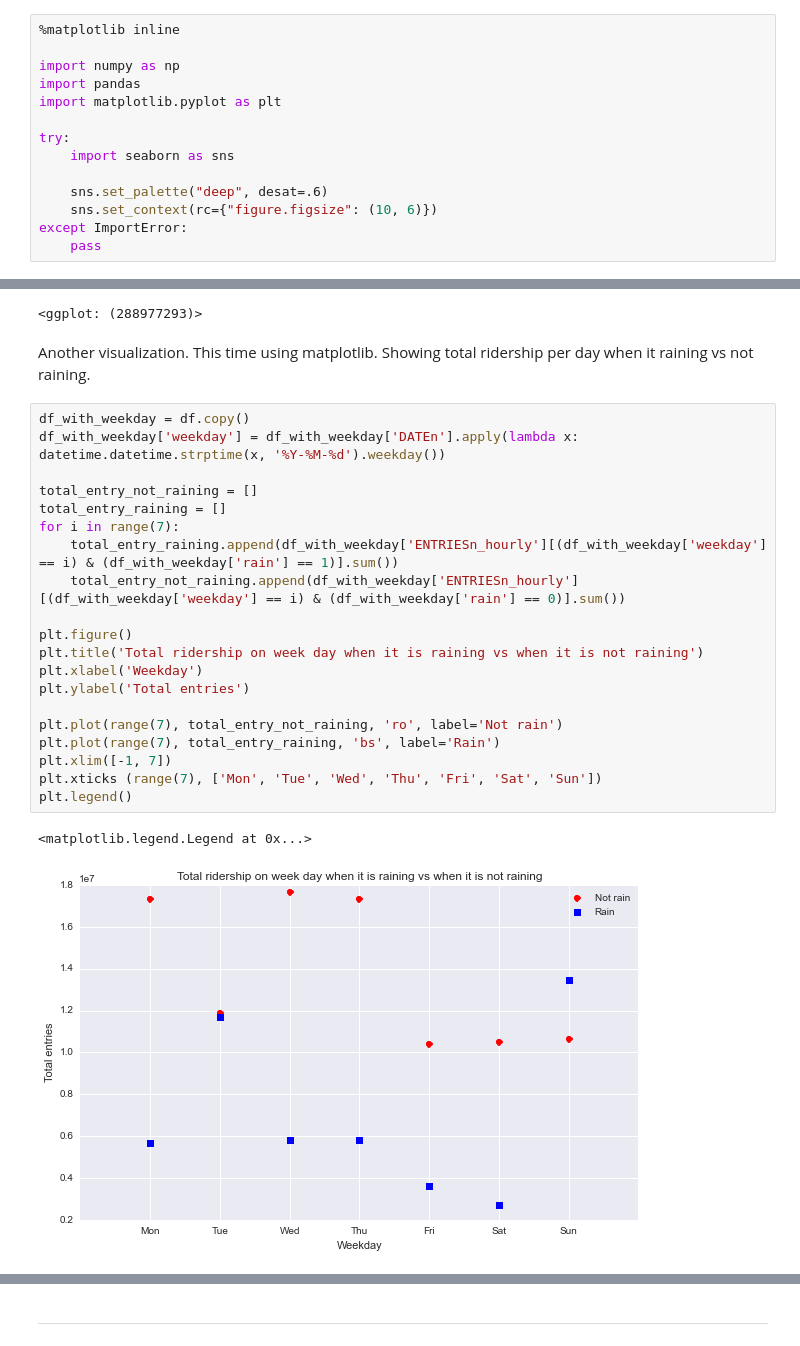
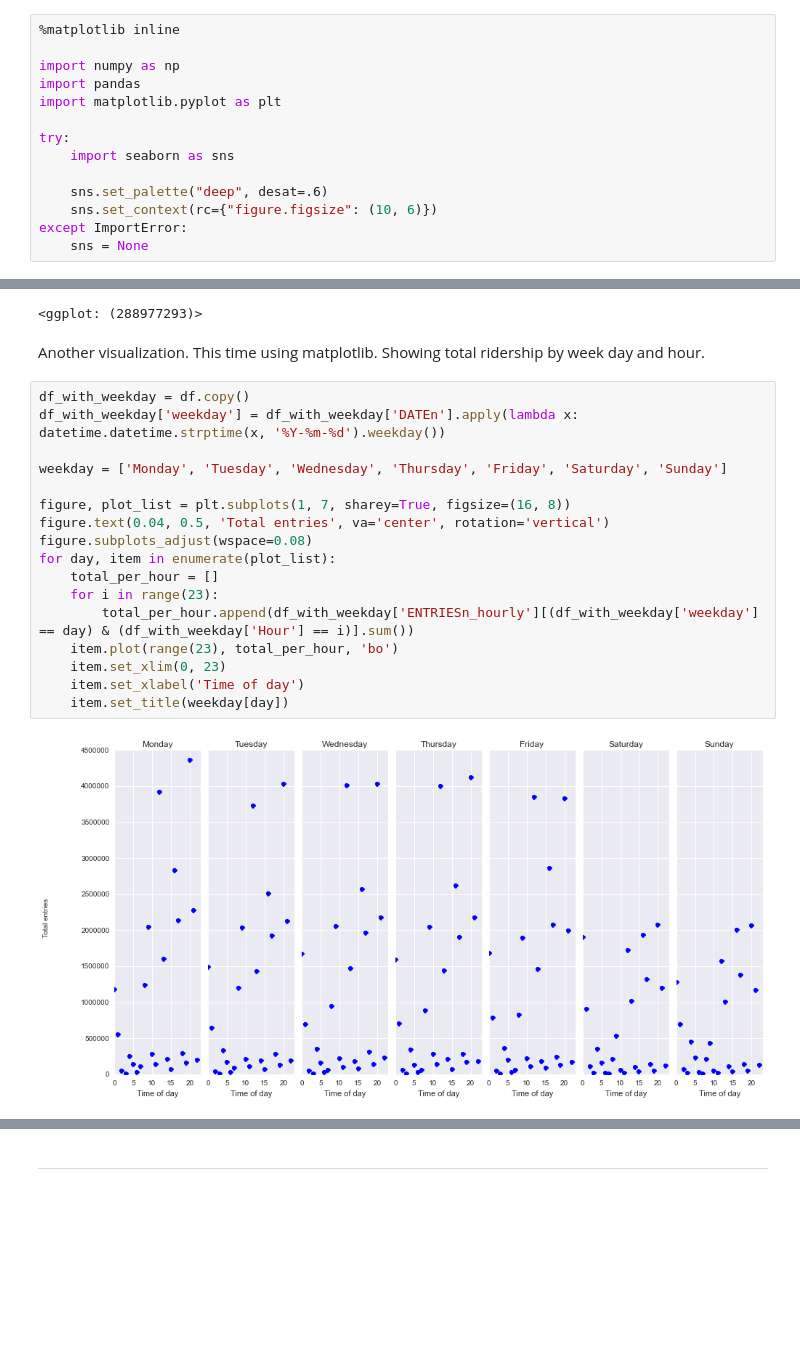
Before and after one commit to joashxu/NYCSubwayDataAnalysis, a Jupyter notebook: NYCSubway.ipynb, the cells around one changed output, grey strips where cells are left out. Saved outputs shown, nothing was run; the diff lists cells and outputs as text; blank space fills up the shorter version.

Commit message:
Add another visualization.

```diff
--- a/NYCSubway.ipynb
+++ b/NYCSubway.ipynb
@@ -34,7 +34,7 @@ try:
     sns.set_palette("deep", desat=.6)
     sns.set_context(rc={"figure.figsize": (10, 6)})
 except ImportError:
-    pass
+    sns = None
 # %%
 df = pandas.read_csv('turnstile_data_master_with_weather.csv')
 # %% [markdown]
@@ -298,27 +298,23 @@ print plot
 <ggplot: (288977293)>
 # %% [markdown]
 Another visualization. This time using matplotlib.
-Showing total ridership per day when it raining vs not raining.
+Showing total ridership by week day and hour.
-# %%
-df_with_weekday = df.copy()
-df_with_weekday['weekday'] = df_with_weekday['DATEn'].apply(lambda x: datetime.datetime.strptime(x, '%Y-%M-%d').weekday())
-
-total_entry_not_raining = []
-total_entry_raining = []
-for i in range(7):
-    total_entry_raining.append(df_with_weekday['ENTRIESn_hourly'][(df_with_weekday['weekday'] == i) & (df_with_weekday['rain'] == 1)].sum())
-    total_entry_not_raining.append(df_with_weekday['ENTRIESn_hourly'][(df_with_weekday['weekday'] == i) & (df_with_weekday['rain'] == 0)].sum())
-
-plt.figure()
-plt.title('Total ridership on week day when it is raining vs when it is not raining')
-plt.xlabel('Weekday')
-plt.ylabel('Total entries')
-
-plt.plot(range(7), total_entry_not_raining, 'ro', label='Not rain')
-plt.plot(range(7), total_entry_raining, 'bs', label='Rain')
-plt.xlim([-1, 7])
-plt.xticks (range(7), ['Mon', 'Tue', 'Wed', 'Thu', 'Fri', 'Sat', 'Sun'])
-plt.legend()
-# %% [output]
-<matplotlib.legend.Legend at 0x...>
-[figure, removed]
+# %%
+df_with_weekday = df.copy()
+df_with_weekday['weekday'] = df_with_weekday['DATEn'].apply(lambda x: datetime.datetime.strptime(x, '%Y-%m-%d').weekday())
+
+weekday = ['Monday', 'Tuesday', 'Wednesday', 'Thursday', 'Friday', 'Saturday', 'Sunday']
+
+figure, plot_list = plt.subplots(1, 7, sharey=True, figsize=(16, 8))
+figure.text(0.04, 0.5, 'Total entries', va='center', rotation='vertical')
+figure.subplots_adjust(wspace=0.08)
+for day, item in enumerate(plot_list):
+    total_per_hour = []
+    for i in range(23):
+        total_per_hour.append(df_with_weekday['ENTRIESn_hourly'][(df_with_weekday['weekday'] == day) & (df_with_weekday['Hour'] == i)].sum())
+    item.plot(range(23), total_per_hour, 'bo')
+    item.set_xlim(0, 23)
+    item.set_xlabel('Time of day')
+    item.set_title(weekday[day])
+# %% [output]
+[figure, added]
```
Also changed, not shown: parts of 2 cells of this notebook.
